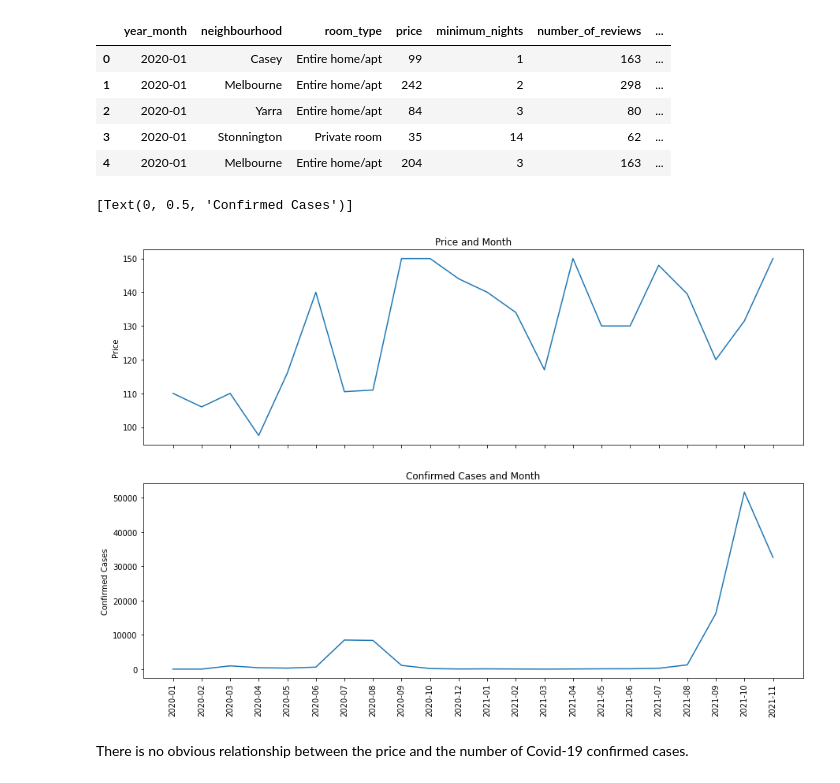
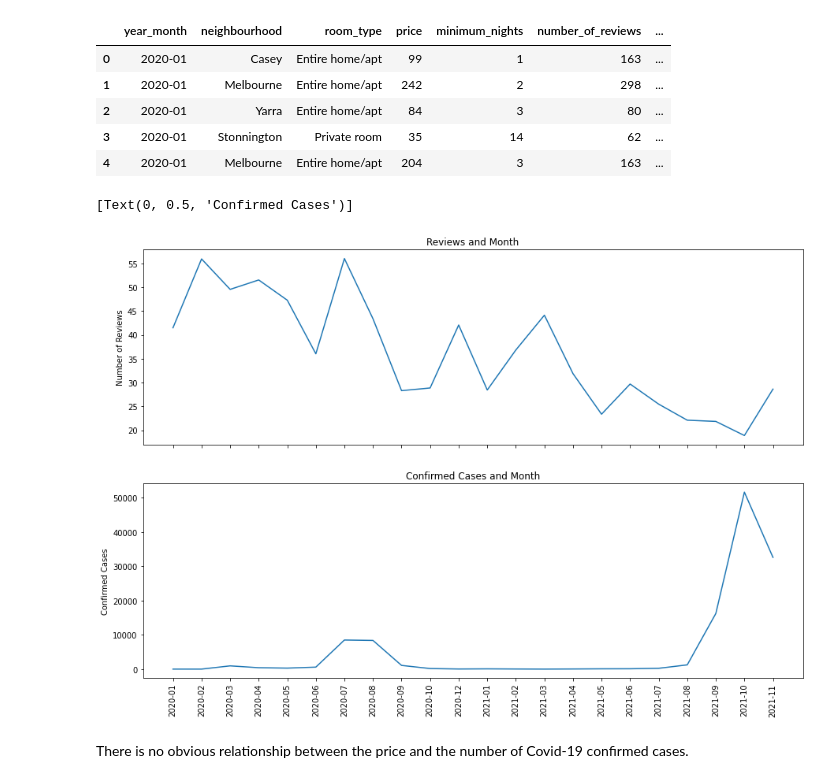
Before and after one commit to JunoZ9009/project_2021_summer, a Jupyter notebook: airbnb/04_Airbnb.ipynb, the cells around one changed output. Cells and saved outputs as stored; diff of their text form; code cells hidden in the pictures.

```diff
--- a/airbnb/04_Airbnb.ipynb
+++ b/airbnb/04_Airbnb.ipynb
@@ -644,21 +646,21 @@ combine_data.head()
 | 3 | 2020-01 | Stonnington | Private room | 35 | 14 | 62 | ... |
 | 4 | 2020-01 | Melbourne | Entire home/apt | 204 | 3 | 163 | ... |
 # %%
-combine_data2 = combine_data.groupby(['year_month']).median().reset_index()
+combine_data2 = combine_data.groupby(['year_month']).mean().reset_index()
 
 fig, axs = plt.subplots(2, sharex=True)
 plt.xticks(rotation=90)
 
-axs[0].plot(combine_data2.year_month, combine_data2.price)
-axs[0].set_title('Price and Month')
-axs[0].set(ylabel='Price')
+axs[0].plot(combine_data2.year_month, combine_data2.number_of_reviews)
+axs[0].set_title('Reviews and Month')
+axs[0].set(ylabel='Number of Reviews')
 
 axs[1].plot(combine_data2.year_month, combine_data2.day)
 axs[1].set_title('Confirmed Cases and Month')
 axs[1].set(ylabel='Confirmed Cases')
 # %% [output]
 [Text(0, 0.5, 'Confirmed Cases')]
-[figure, old version]
+[figure, new version]
 # %% [markdown]
 There is no obvious relationship between the price and the number of Covid-19 confirmed cases.
 # %% [markdown]
```
Also changed, not shown: parts of 51 cells of this notebook.
